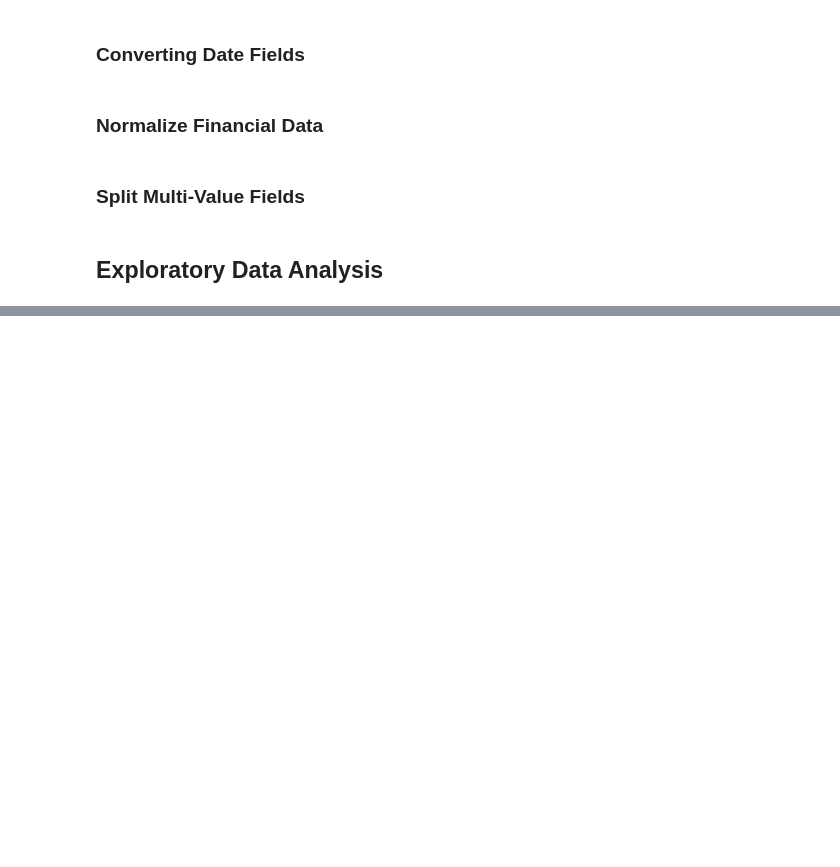
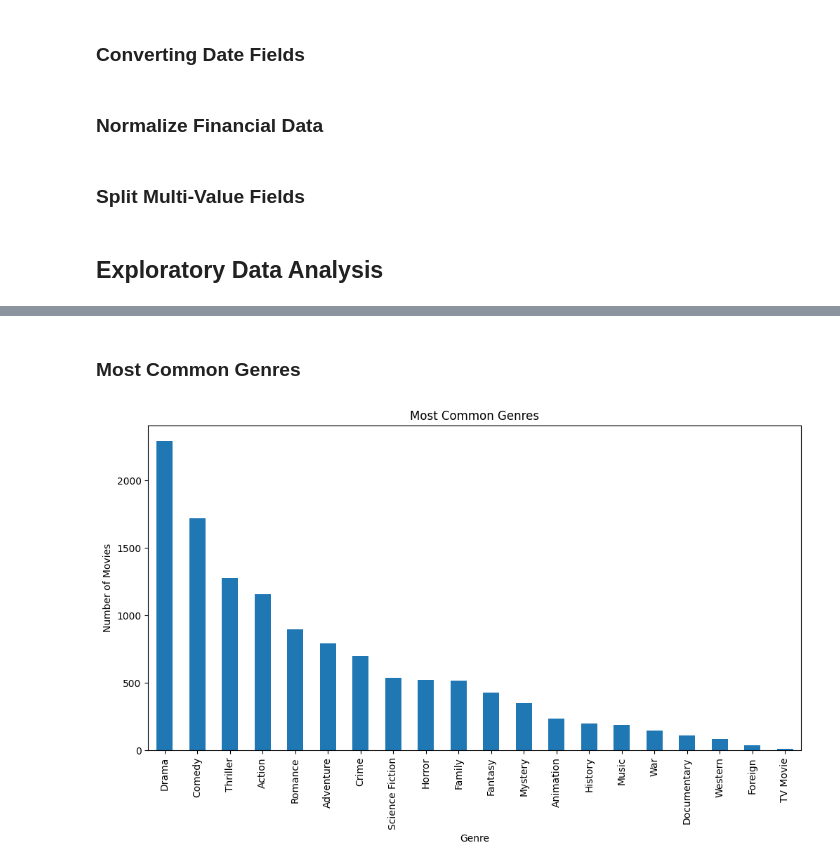
Before and after one commit to Havrylov-Serhii/Thesis_Work, a Jupyter notebook: main.ipynb, the cells around one changed output, grey strips where cells are left out. Drawn from its saved outputs; the diff is of its cells as text; code cells hidden in the pictures; blank space fills up the shorter version.

```diff
--- a/main.ipynb
+++ b/main.ipynb
@@ -217,0 +274,13 @@ df.drop(columns=columns_to_drop, inplace=True)
+# %% [markdown]
+### Most Common Genres
+# %%
+genre_counts = df['genres'].explode().value_counts()
+
+genre_counts.plot(kind='bar', figsize=(12, 6), title='Most Common Genres')
+
+plt.xlabel('Genre')
+plt.ylabel('Number of Movies')
+
+plt.show()
+# %% [output]
+[figure, added]
```
Also changed, not shown: parts of 38 cells of this notebook, 1 other file.
